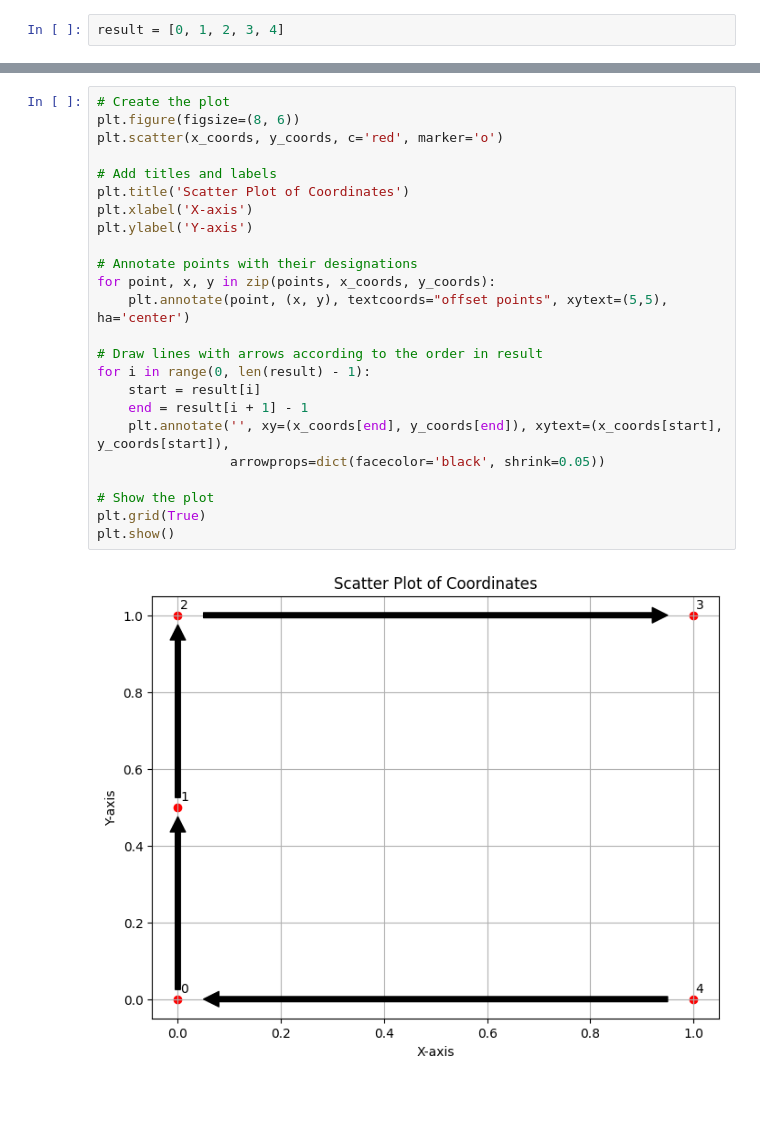
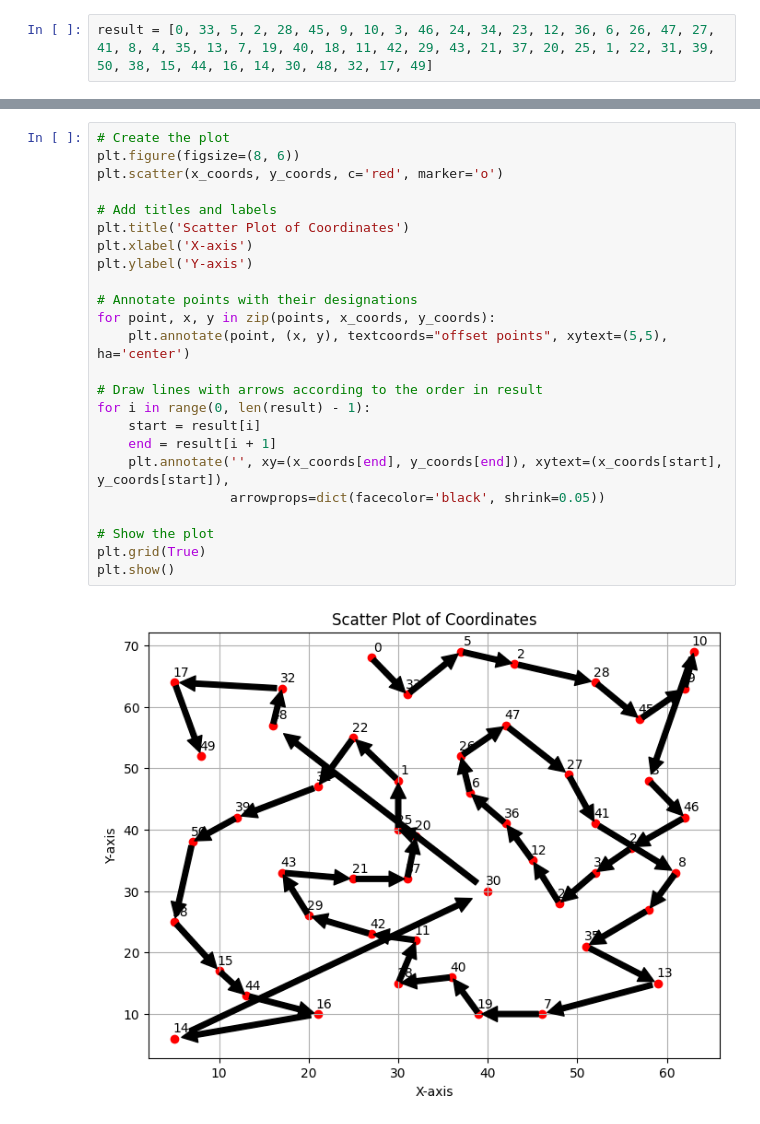
Before and after one commit to asre244/tsp, a Jupyter notebook: plot.ipynb, the cells around one changed output, grey strips where cells are left out. Saved outputs shown, nothing was run; the diff lists cells and outputs as text; blank space fills up the shorter version.

```diff
--- a/plot.ipynb
+++ b/plot.ipynb
@@ -16,7 +16,7 @@ consolidated_list = [(points[i], coordinate_list[i]) for i in range(0, n)]
 # Separate the list of coordinates into two lists: x and y
 x_coords, y_coords = zip(*coordinate_list)
 # %%
-result = [0, 1, 2, 3, 4]
+result = [0, 33, 5, 2, 28, 45, 9, 10, 3, 46, 24, 34, 23, 12, 36, 6, 26, 47, 27, 41, 8, 4, 35, 13, 7, 19, 40, 18, 11, 42, 29, 43, 21, 37, 20, 25, 1, 22, 31, 39, 50, 38, 15, 44, 16, 14, 30, 48, 32, 17, 49]
 # %%
 # Create the plot
 plt.figure(figsize=(8, 6))
@@ -39,26 +39,26 @@ plt.show()
 # %%
 # Create the plot
 plt.figure(figsize=(8, 6))
 plt.scatter(x_coords, y_coords, c='red', marker='o')
 
 # Add titles and labels
 plt.title('Scatter Plot of Coordinates')
 plt.xlabel('X-axis')
 plt.ylabel('Y-axis')
 
 # Annotate points with their designations
 for point, x, y in zip(points, x_coords, y_coords):
     plt.annotate(point, (x, y), textcoords="offset points", xytext=(5,5), ha='center')
 
 # Draw lines with arrows according to the order in result
 for i in range(0, len(result) - 1):
     start = result[i]
-    end = result[i + 1] - 1
+    end = result[i + 1]
     plt.annotate('', xy=(x_coords[end], y_coords[end]), xytext=(x_coords[start], y_coords[start]),
                  arrowprops=dict(facecolor='black', shrink=0.05))
 
 # Show the plot
 plt.grid(True)
 plt.show()
 # %% [output]
-[figure, old version]
+[figure, new version]
```
Also changed, not shown: parts of 2 cells of this notebook, 1 other file.
